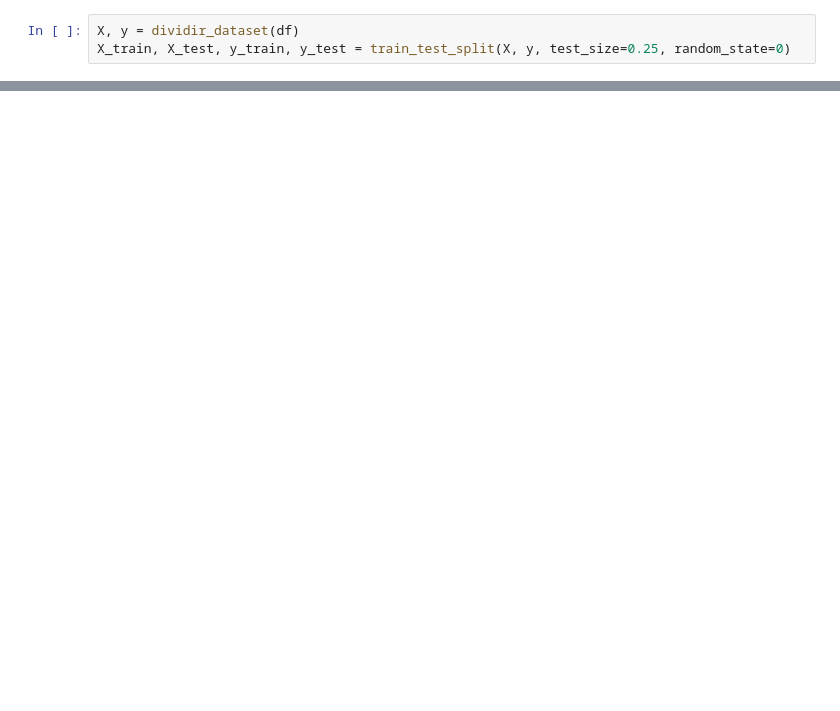
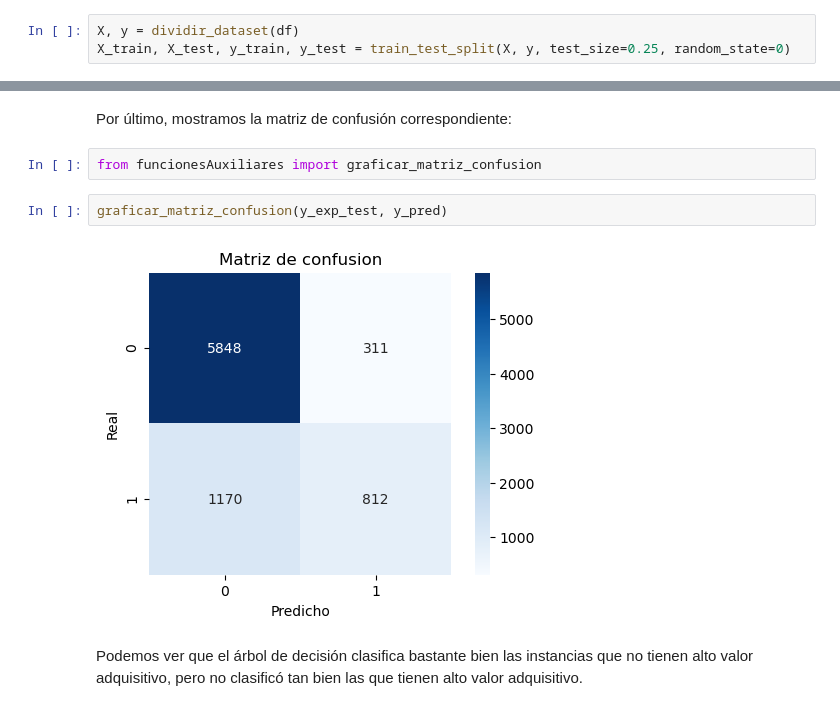
Before and after one commit to MateoCraviotto/Organizacion-de-datos-fiuba-1, a Jupyter notebook: TP2/ArbolDeDecision.ipynb, the cells around one changed output, grey strips where cells are left out. Saved outputs shown, nothing was run; the diff lists cells and outputs as text; blank space fills up the shorter version.

```diff
--- a/TP2/ArbolDeDecision.ipynb
+++ b/TP2/ArbolDeDecision.ipynb
@@ -110,0 +180,10 @@ No Tiene Alto Valor Adquisitivo       0.76      1.00      0.86      6159
+# %% [markdown]
+Por último, mostramos la matriz de confusión correspondiente:
+# %%
+from funcionesAuxiliares import graficar_matriz_confusion
+# %%
+graficar_matriz_confusion(y_exp_test, y_pred)
+# %% [output]
+[figure, added]
+# %% [markdown]
+Podemos ver que el árbol de decisión clasifica bastante bien las instancias que no tienen alto valor adquisitivo, pero no clasificó tan bien las que tienen alto valor adquisitivo.
```
Also changed, not shown: parts of 39 cells of this notebook, 3 other files.
